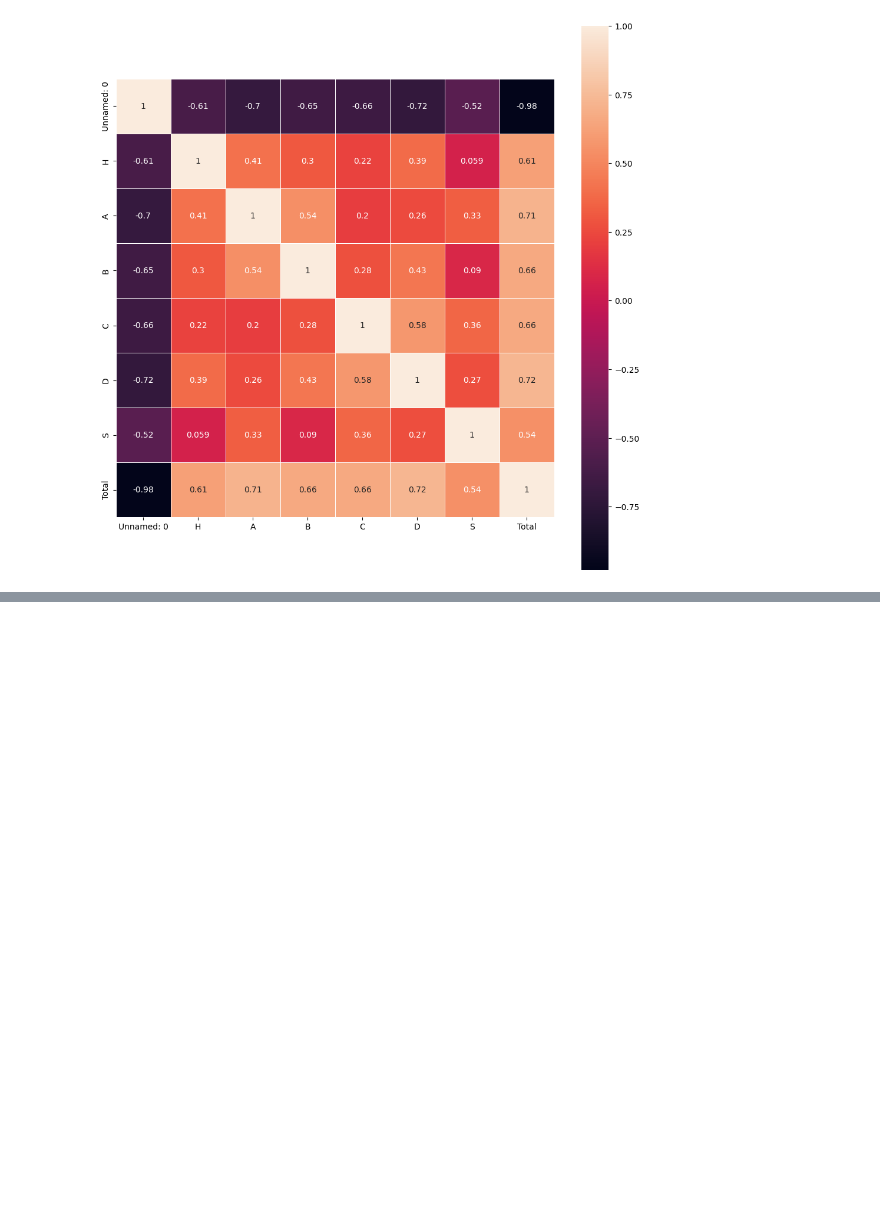
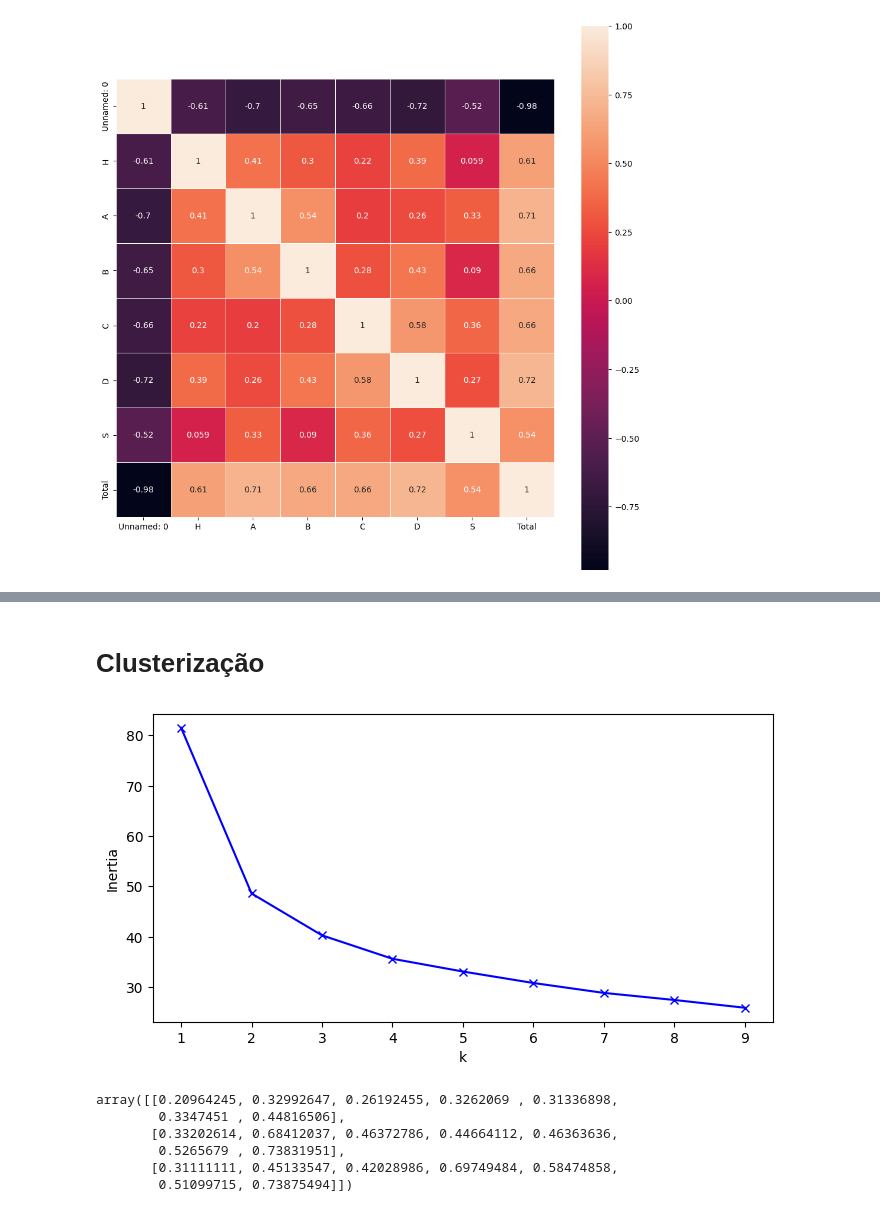
Before and after one commit to JuniorDocio/ValidacaoDeCrusterizacao, a Jupyter notebook: Validacao_De_Modelos_De_Clusterizacao.ipynb, the cells around one changed output, grey strips where cells are left out. Cells and saved outputs as stored; diff of their text form; code cells hidden in the pictures; blank space fills up the shorter version.

```diff
--- a/Validacao_De_Modelos_De_Clusterizacao.ipynb
+++ b/Validacao_De_Modelos_De_Clusterizacao.ipynb
@@ -135,0 +140,3 @@ sb.heatmap(corr, square=True, linewidths=.5, annot=True)
+# %%
+dados = pokemons.drop(columns=['Pokémon', 'Unnamed: 0'])
+dados.head()
@@ -135,0 +150,5 @@ sb.heatmap(corr, square=True, linewidths=.5, annot=True)
+# %%
+from sklearn.preprocessing import MaxAbsScaler
+
+normalizados = MaxAbsScaler().fit_transform(dados)
+print(normalizados)
@@ -135,0 +163,21 @@ sb.heatmap(corr, square=True, linewidths=.5, annot=True)
+# %% [markdown]
+# Clusterização
+# %%
+def plot_inertia(normalizados, kmin=1, kmax=10, figsize=(8, 4)):
+
+    _range = range(kmin, kmax)
+    inertias = []
+    for k in _range:
+        kmeans = KMeans(n_clusters=k)
+        kmeans.fit(normalizados)
+        inertias.append(kmeans.inertia_)
+
+    plt.figure(figsize=figsize)
+    plt.plot(_range, inertias, 'bx-')
+    plt.xlabel('k')
+    plt.ylabel('Inertia')
+    plt.show()
+
+plot_inertia(normalizados)
+# %% [output]
+[figure, added]
@@ -135,0 +187,9 @@ sb.heatmap(corr, square=True, linewidths=.5, annot=True)
+# %%
+k_fit.cluster_centers_
+# %% [output]
+array([[0.20964245, 0.32992647, 0.26192455, 0.3262069 , 0.31336898,
+        0.3347451 , 0.44816506],
+       [0.33202614, 0.68412037, 0.46372786, 0.44664112, 0.46363636,
+        0.5265679 , 0.73831951],
+       [0.31111111, 0.45133547, 0.42028986, 0.69749484, 0.58474858,
+        0.51099715, 0.73875494]])
```
Also changed, not shown: parts of 33 cells of this notebook.
